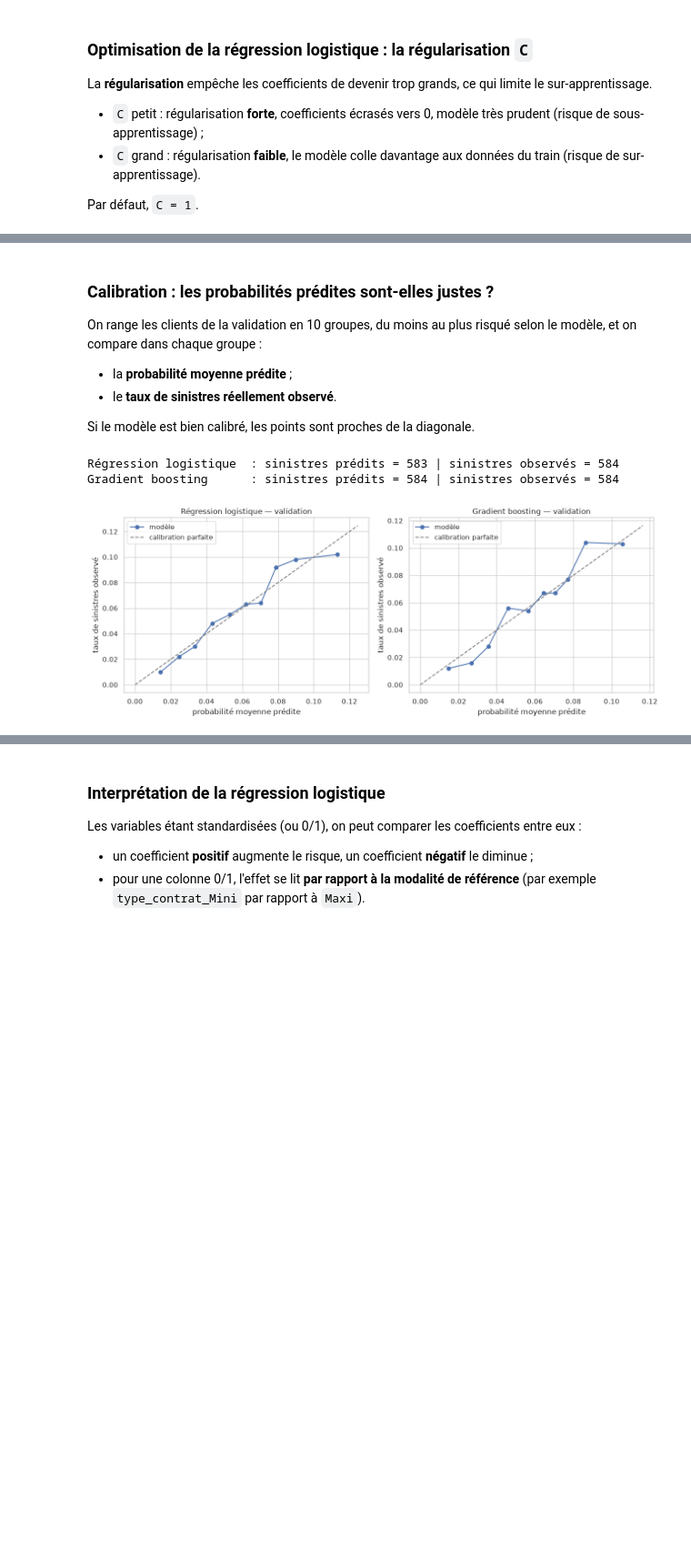
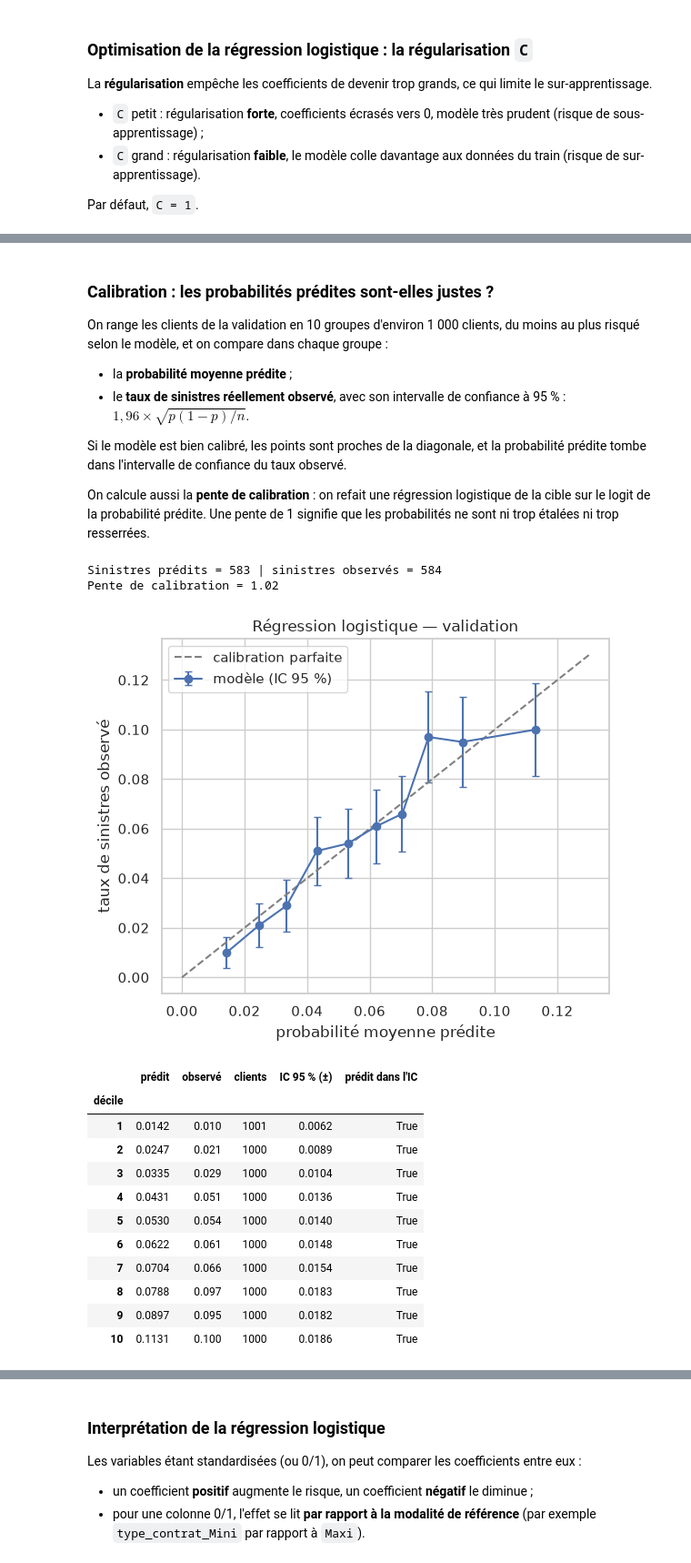
Before and after one commit to MaximilienCY/TD-Tarification-automobile-par-Machine-Learning, a Jupyter notebook: frequence_regression_logisitique.ipynb, the cells around one changed output, grey strips where cells are left out. Shown at 91% size. Drawn from its saved outputs; the diff is of its cells as text; code cells hidden in the pictures; blank space fills up the shorter version.

```diff
--- a/frequence_regression_logisitique.ipynb
+++ b/frequence_regression_logisitique.ipynb
@@ -38,6 +41,6 @@ MONTANT = "montant_sinistre"
 # %%
-train = pd.read_csv("train.csv", dtype={"code_postal": str})
-test = pd.read_csv("test.csv", dtype={"code_postal": str})
+train = pd.read_csv("Data/train.csv", dtype={"code_postal": str})
+test = pd.read_csv("Data/test.csv", dtype={"code_postal": str})
 
 print("train :", train.shape)
 print("test  :", test.shape)
@@ -325,6 +357,7 @@ C'est l'outil de référence en tarification : il est lisible, il capte les effe
 # %%
-def taux_par_classe(df, col, cible=CIBLE, n_bins=5):
-    # Taux de sinistres et effectif par modalité (ou par quantile pour une variable continue)
+def taux_par_classe(df, col, cible=CIBLE, n_bins=10):
+    # Taux de sinistres et effectif par modalité (ou par décile pour une variable continue :
+    # 10 classes de même effectif, plus fin que 5 pour voir les effets en U)
     x = df[col]
     if pd.api.types.is_numeric_dtype(x) and x.nunique() > 10:
         x = pd.qcut(x, n_bins, duplicates="drop")
@@ -1117,32 +1163,58 @@ tableau.round(4)
 # %% [markdown]
 ### Calibration : les probabilités prédites sont-elles justes ?
 
-On range les clients de la validation en 10 groupes, du moins au plus risqué selon le modèle, et on compare dans chaque groupe :
+On range les clients de la validation en 10 groupes d'environ 1 000 clients, du moins au plus risqué selon le modèle, et on compare dans chaque groupe :
 - la **probabilité moyenne prédite** ;
-- le **taux de sinistres réellement observé**.
+- le **taux de sinistres réellement observé**, avec son intervalle de confiance à 95 % : $1{,}96 \times \sqrt{p(1-p)/n}$.
 
-Si le modèle est bien calibré, les points sont proches de la diagonale.
+Si le modèle est bien calibré, les points sont proches de la diagonale, et la probabilité prédite tombe dans l'intervalle de confiance du taux observé.
+
+On calcule aussi la **pente de calibration** : on refait une régression logistique de la cible sur le logit de la probabilité prédite. Une pente de 1 signifie que les probabilités ne sont ni trop étalées ni trop resserrées.
 # %%
-fig, axes = plt.subplots(1, 2, figsize=(13, 5))
+proba_valid = reg_log.predict_proba(X_valid_prep)[:, 1]
 
-for ax, (nom, modele) in zip(axes, [("Régression logistique", reg_log), ("Gradient boosting", boosting)]):
-    proba = modele.predict_proba(X_valid_prep)[:, 1]
-    groupes_risque = pd.qcut(proba, 10, labels=False, duplicates="drop")
-    calibration = pd.DataFrame({"prédit": proba, "observé": y_valid.values}).groupby(groupes_risque).mean()
+# Tableau par décile de risque prédit
+groupes_risque = pd.qcut(proba_valid, 10, labels=False) + 1
+calibration = (pd.DataFrame({"prédit": proba_valid, "observé": y_valid.values})
+               .groupby(groupes_risque).agg(prédit=("prédit", "mean"), observé=("observé", "mean"),
+                                            clients=("observé", "size")))
+calibration["IC 95 % (±)"] = 1.96 * np.sqrt(calibration["observé"] * (1 - calibration["observé"]) / calibration["clients"])
+calibration["prédit dans l'IC"] = (calibration["prédit"] - calibration["observé"]).abs() <= calibration["IC 95 % (±)"]
+calibration.index.name = "décile"
 
-    ax.plot(calibration["prédit"], calibration["observé"], "o-", label="modèle")
-    limite = calibration.max().max() * 1.1
-    ax.plot([0, limite], [0, limite], "--", color="grey", label="calibration parfaite")
-    ax.set_title(f"{nom} — validation")
-    ax.set_xlabel("probabilité moyenne prédite")
-    ax.set_ylabel("taux de sinistres observé")
-    ax.legend()
+# Pente de calibration (sans régularisation)
+logit = np.log(proba_valid / (1 - proba_valid)).reshape(-1, 1)
+pente = LogisticRegression(C=1e6, max_iter=2000).fit(logit, y_valid).coef_[0][0]
 
-    print(f"{nom:22s} : sinistres prédits = {proba.sum():.0f} | sinistres observés = {y_valid.sum()}")
+print(f"Sinistres prédits = {proba_valid.sum():.0f} | sinistres observés = {y_valid.sum()}")
+print(f"Pente de calibration = {pente:.2f}")
 
+fig, ax = plt.subplots(figsize=(6, 5))
+ax.errorbar(calibration["prédit"], calibration["observé"], yerr=calibration["IC 95 % (±)"],
+            fmt="o-", capsize=3, label="modèle (IC 95 %)")
+limite = calibration[["prédit", "observé"]].max().max() * 1.15
+ax.plot([0, limite], [0, limite], "--", color="grey", label="calibration parfaite")
+ax.set_title("Régression logistique — validation")
+ax.set_xlabel("probabilité moyenne prédite")
+ax.set_ylabel("taux de sinistres observé")
+ax.legend()
 plt.tight_layout()
 plt.show()
+
+calibration.round(4)
 # %% [output]
-Régression logistique  : sinistres prédits = 583 | sinistres observés = 584
-Gradient boosting      : sinistres prédits = 584 | sinistres observés = 584
+Sinistres prédits = 583 | sinistres observés = 584
+Pente de calibration = 1.02
-[figure, old version]
+[figure, new version]
+|  | prédit | observé | clients | IC 95 % (±) | prédit dans l'IC |
+| décile |  |  |  |  |  |
+| 1 | 0.0142 | 0.010 | 1001 | 0.0062 | True |
+| 2 | 0.0247 | 0.021 | 1000 | 0.0089 | True |
+| 3 | 0.0335 | 0.029 | 1000 | 0.0104 | True |
+| 4 | 0.0431 | 0.051 | 1000 | 0.0136 | True |
+| 5 | 0.0530 | 0.054 | 1000 | 0.0140 | True |
+| 6 | 0.0622 | 0.061 | 1000 | 0.0148 | True |
+| 7 | 0.0704 | 0.066 | 1000 | 0.0154 | True |
+| 8 | 0.0788 | 0.097 | 1000 | 0.0183 | True |
+| 9 | 0.0897 | 0.095 | 1000 | 0.0182 | True |
+| 10 | 0.1131 | 0.100 | 1000 | 0.0186 | True |
```
Also changed, not shown: parts of 46 cells of this notebook, 1 other file.
